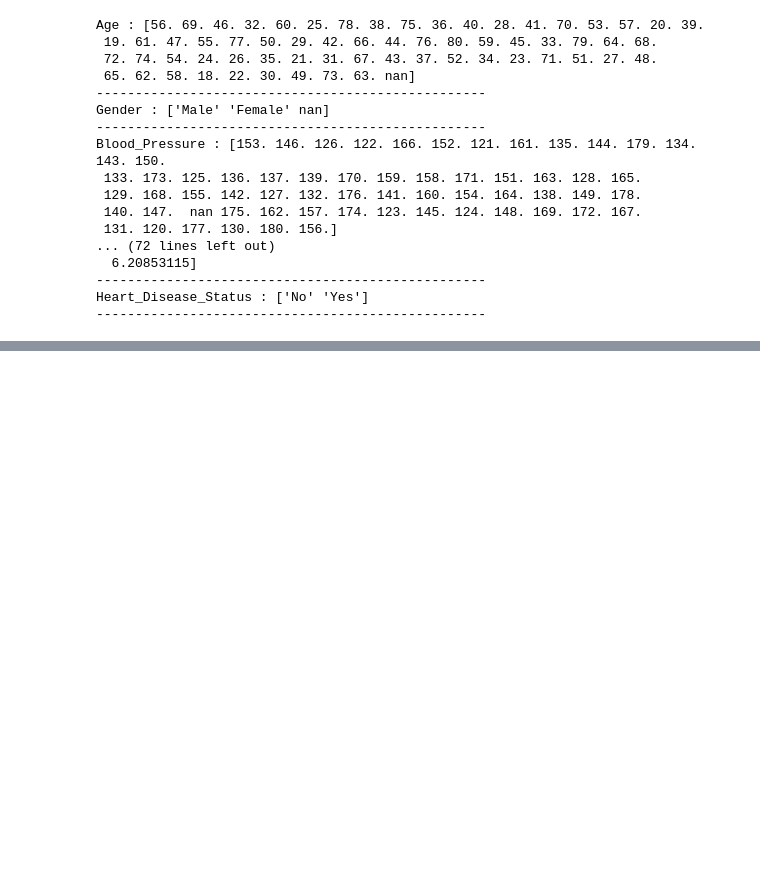
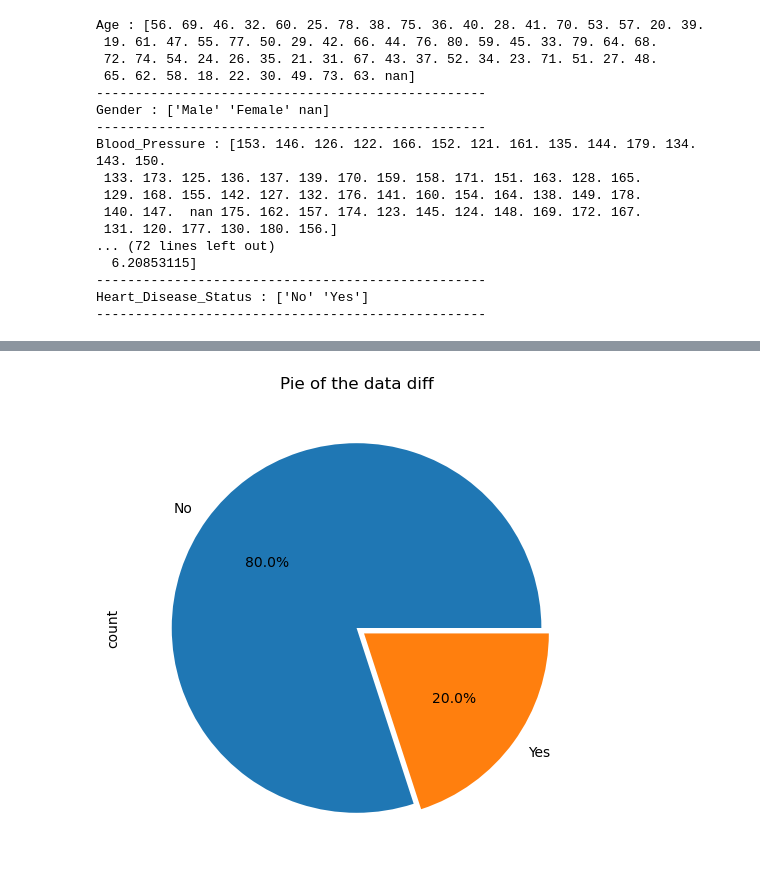
Before and after one commit to Aman-Baruwal/Heart-Disease-Prediction-System, a Jupyter notebook: process.ipynb, the cells around one changed output, grey strips where cells are left out. Saved outputs shown, nothing was run; the diff lists cells and outputs as text; code cells hidden in the pictures; blank space fills up the shorter version.

```diff
--- a/process.ipynb
+++ b/process.ipynb
@@ -117,0 +133,6 @@ Heart_Disease_Status : ['No' 'Yes']
+# %%
+plt.figure(figsize=(8,6))
+df['Heart_Disease_Status'].value_counts().plot.pie(autopct = '%1.1f%%', explode = [0, 0.05]).set_title("Pie of the data diff")
+plt.show()
+# %% [output]
+[figure, added]
```
Also changed, not shown: parts of 5 cells of this notebook.
